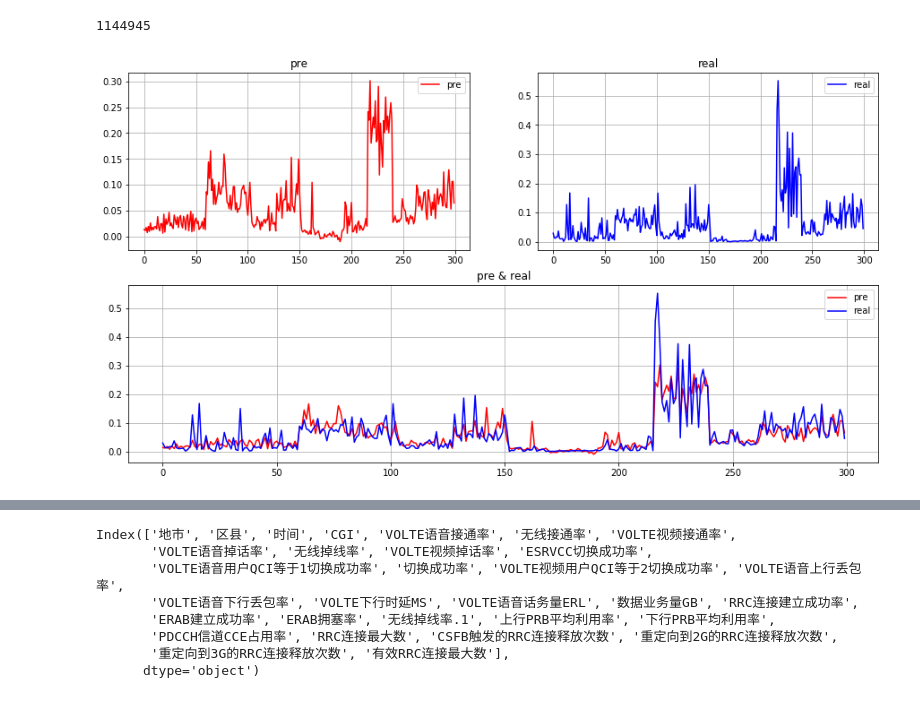
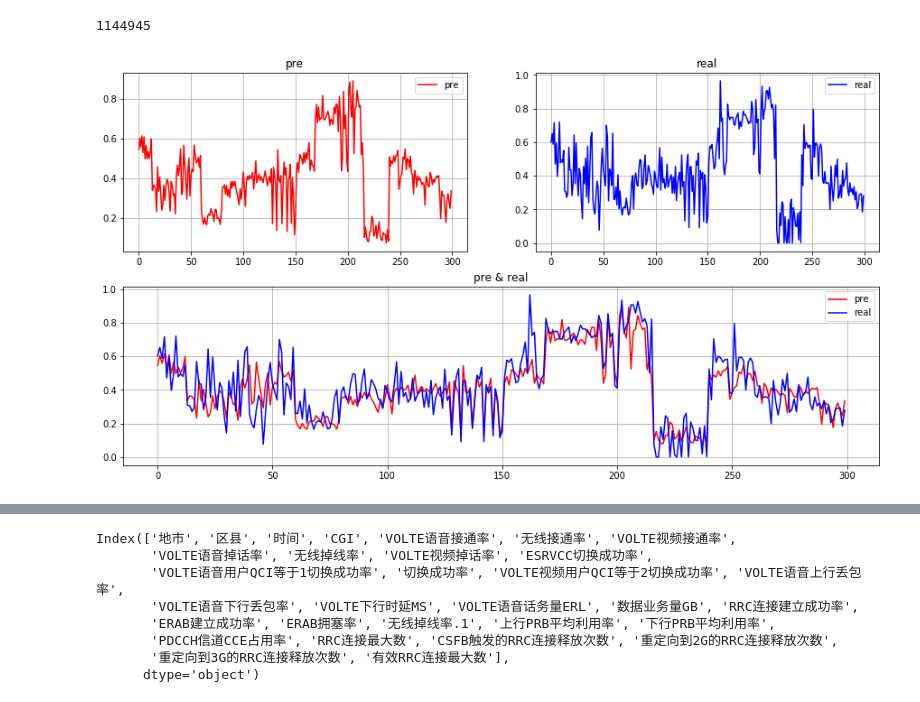
Before and after one commit to MashirosBaumkuchen/mr, a Jupyter notebook: src/processing.ipynb, the cells around one changed output, grey strips where cells are left out. Cells and saved outputs as stored; diff of their text form; code cells hidden in the pictures.

```diff
--- a/src/processing.ipynb
+++ b/src/processing.ipynb
@@ -365,7 +420,7 @@ train_x = train_set.drop(['mr_low', 'mr_high'], axis=1)
 # %%
 trainx, validx, trainy, validy = train_test_split(
     train_x,
-    train_y_low,
+    train_y_high,
     test_size=0.1,
     random_state=432423
 )
@@ -457,7 +512,7 @@ params = {
 }
 
 model = lgb.train(
-    params, train_data, 10000,
+    params, train_data, 2000,
     valid_sets=[train_data, valid_data],
     valid_names=['train', 'valid'],
     verbose_eval=50,
@@ -539,7 +594,7 @@ len(pre)
 # %% [output]
 1144945
 # %%
-draw(test_y_low, pre, skip=226, n=300)
+draw(test_y_high, pre, skip=226, n=300)
 # %% [output]
-[figure, old version]
+[figure, new version]
 # %%
```
Also changed, not shown: parts of 16 cells of this notebook, 1 other file.
